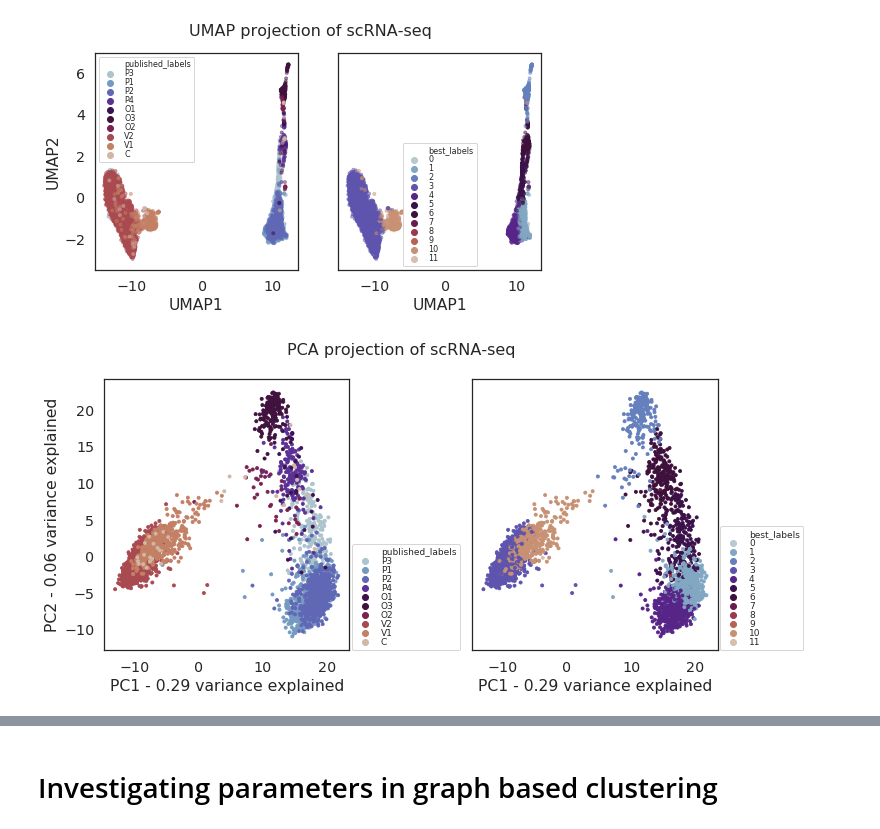
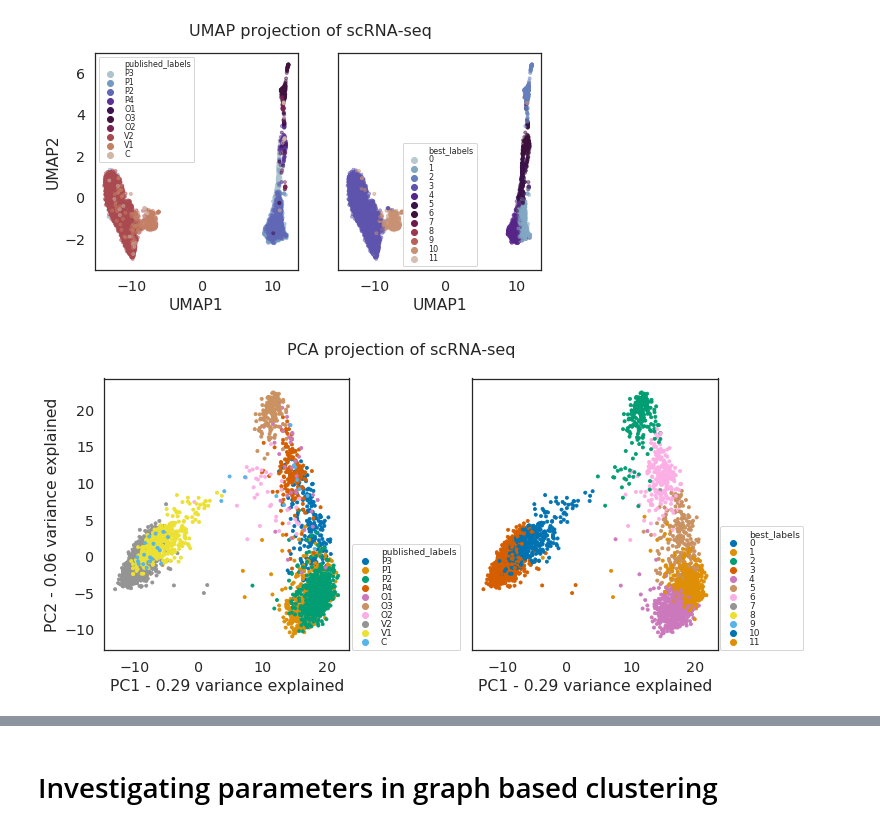
Before and after one commit to liliblu/hypercluster, a Jupyter notebook: examples/snakemake_scRNA_example/scRNA-seq_example.ipynb, the cells around one changed output, grey strips where cells are left out. Cells and saved outputs as stored; diff of their text form; code cells hidden in the pictures.

```diff
--- a/examples/snakemake_scRNA_example/scRNA-seq_example.ipynb
+++ b/examples/snakemake_scRNA_example/scRNA-seq_example.ipynb
@@ -64,6 +64,11 @@ sbatch snakemake_submit.sh
 Submitted batch job 6147579
 # %% [markdown]
 # Visualizing results
+# %%
+df = pd.read_csv('%s.csv' % input_data_prefix, index_col=0)
+meta_data = pd.read_csv('seurat_igor_meta.tsv', sep='\t', index_col=-1)
+untreated_cells = meta_data[meta_data['orig.ident'].isin(['lepr', 'col23', 'vecad'])].index
+labels = meta_data.loc[untreated_cells, ['cluster']]
 # %%
 new_labels = pd.read_csv('results/%s/clustering/labels.txt' % input_data_prefix, index_col=0)
 evals = pd.read_csv('results/%s/clustering/evaluations.txt' % input_data_prefix, index_col=0)
@@ -113,24 +118,43 @@ embedding = reducer.fit_transform(df)
 embedding = pd.DataFrame(embedding, index=df.index, columns=['PC1', 'PC2'])
 embedding['published_labels'] = labels.reindex(embedding.index)
 embedding['best_labels'] = new_labels[best_labels].reindex(embedding.index)
+# %%
+pal = sns.color_palette('colorblind', n_colors=len(embedding['published_labels'].unique()))
+colors = dict(zip(embedding['published_labels'].unique(), pal))
+
+colors.update({
+    '3':(0.5803921568627451, 0.5803921568627451, 0.5803921568627451),
+    '10':(0.9254901960784314, 0.8823529411764706, 0.2),
+    '6': (0.8352941176470589, 0.3686274509803922, 0.0),
+    '5': (0.00392156862745098, 0.45098039215686275, 0.6980392156862745),
+    '1': (0.00784313725490196, 0.6196078431372549, 0.45098039215686275),
+    '4': (0.8705882352941177, 0.5607843137254902, 0.0196078431372549),
+    '2': (0.792156862745098, 0.5686274509803921, 0.3803921568627451),
+    '8': (0.8, 0.47058823529411764, 0.7372549019607844),
+})
 # %%
 fig, axs = plt.subplots(ncols=2, figsize=(11, 5), sharey=True, gridspec_kw=dict(wspace=0.5))
 
 for i, labs in enumerate(['published_labels', 'best_labels']):
+#     if labs is 'published_labels':
+#         pal = sns.color_palette('colorblind', n_colors=len(embedding[labs].unique()))
+#     else:
+#         pal = colors
+    pal = sns.color_palette('colorblind', n_colors=len(embedding[labs].unique()))
     ax=axs[i]
     sns.scatterplot(
         'PC1','PC2',
         data = embedding,
         hue=labs, s=10,
-        palette=sns.color_palette('twilight', n_colors=len(embedding[labs].unique())),
+        palette=pal,
         ax=ax,
         edgecolor=None
     )
     ax.set_xlabel('PC1 - %.2f variance explained' % reducer.explained_variance_ratio_[0])
     ax.set_ylabel('PC2 - %.2f variance explained' % reducer.explained_variance_ratio_[1])
 
     ax.legend(loc=(1.01, 0), labelspacing=0, fontsize=9)
 plt.suptitle('PCA projection of scRNA-seq', fontsize=16)
-plt.savefig('figures/pca.best_labels.pdf')
+plt.savefig('figures/pca.best_labels.%s.pdf' % best_labels)
 # %% [output]
-[figure, old version]
+[figure, new version]
```
Also changed, not shown: parts of 25 cells of this notebook, 4 other files.
